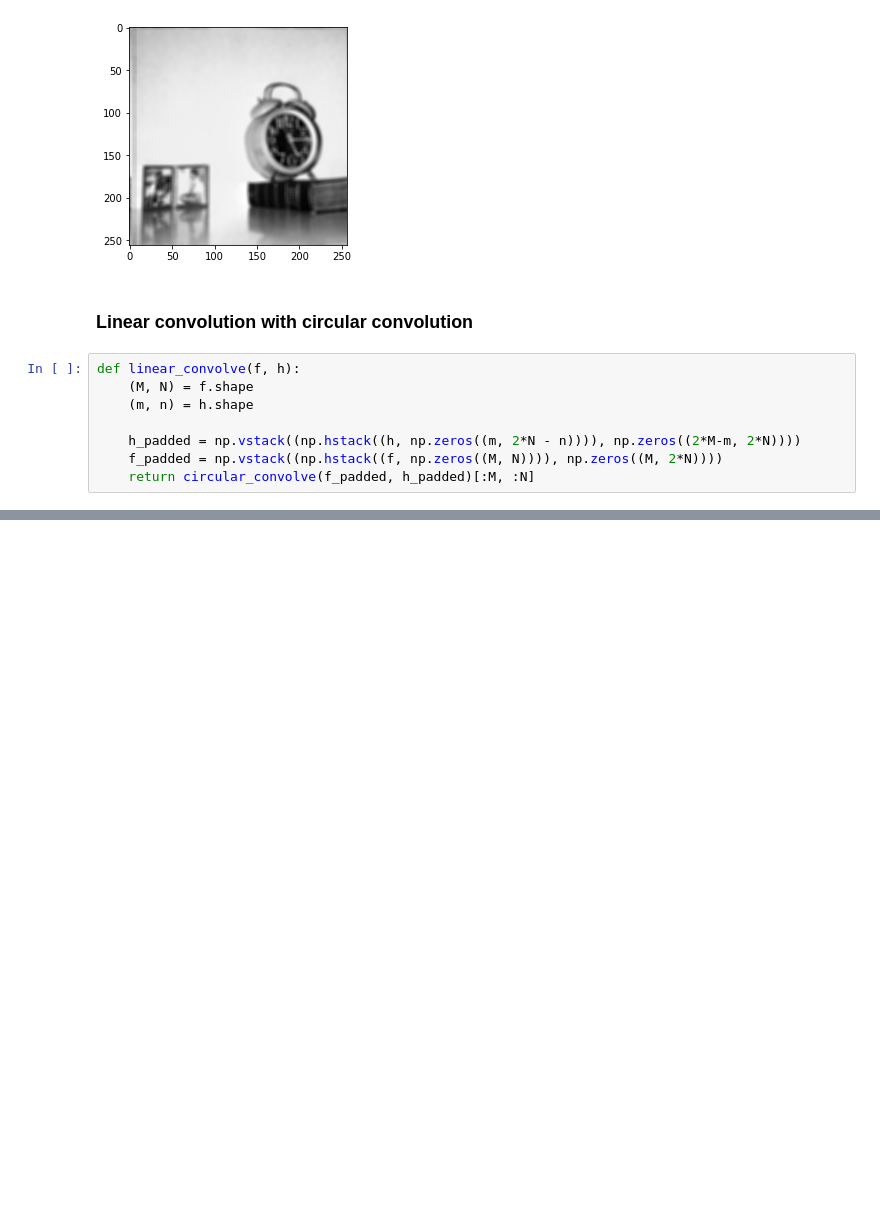
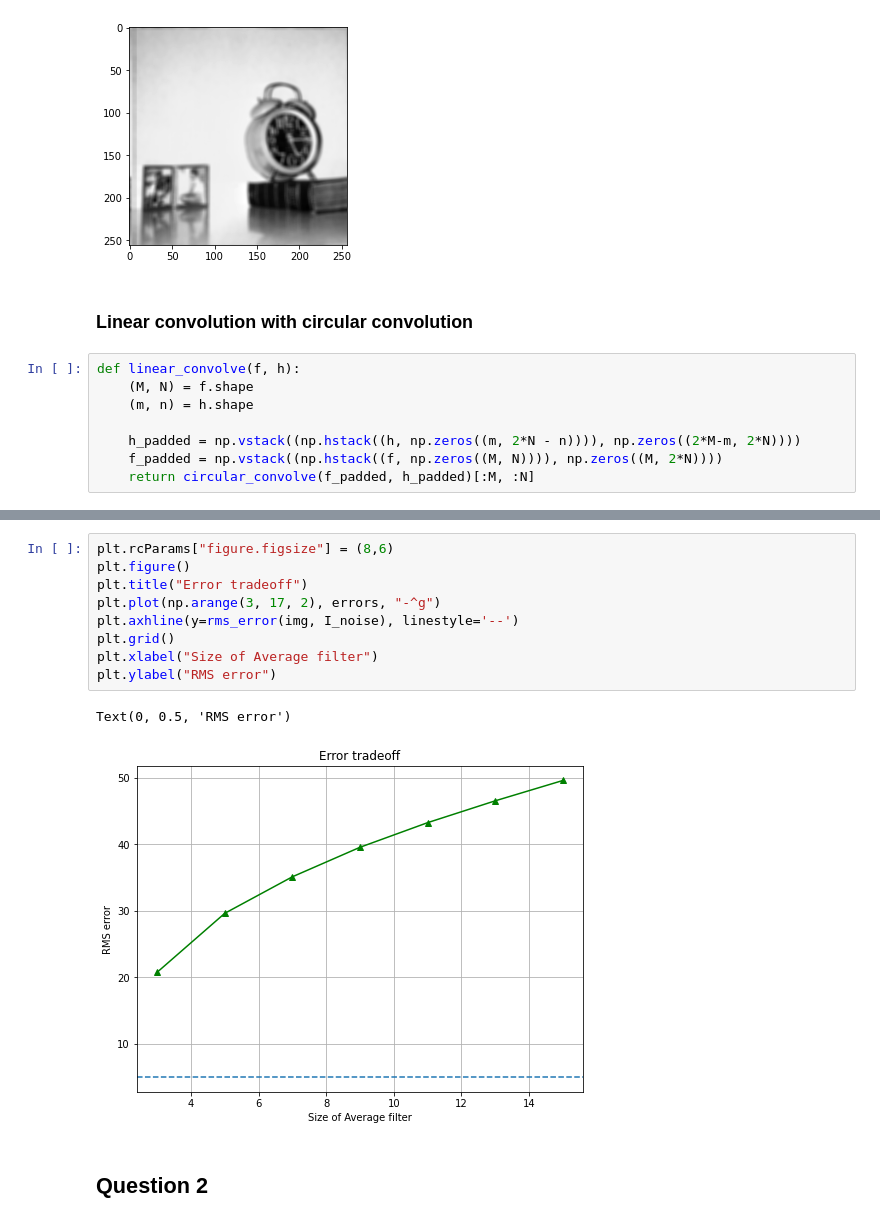
Before and after one commit to TUdayKiranReddy/IVP, a Jupyter notebook: Assignments/Assignment 3/EE19BTECH11038-HW3.ipynb, the cells around one changed output, grey strips where cells are left out. Saved outputs shown, nothing was run; the diff lists cells and outputs as text; blank space fills up the shorter version.

```diff
--- a/Assignments/Assignment 3/EE19BTECH11038-HW3.ipynb
+++ b/Assignments/Assignment 3/EE19BTECH11038-HW3.ipynb
@@ -223,0 +298,14 @@ plt.imshow(I_avg_lconvolve, cmap='gray')
+# %%
+plt.rcParams["figure.figsize"] = (8,6)
+plt.figure()
+plt.title("Error tradeoff")
+plt.plot(np.arange(3, 17, 2), errors, "-^g")
+plt.axhline(y=rms_error(img, I_noise), linestyle='--')
+plt.grid()
+plt.xlabel("Size of Average filter")
+plt.ylabel("RMS error")
+# %% [output]
+Text(0, 0.5, 'RMS error')
+[figure, added]
+# %% [markdown]
+## Question 2
```
Also changed, not shown: parts of 19 cells of this notebook.
